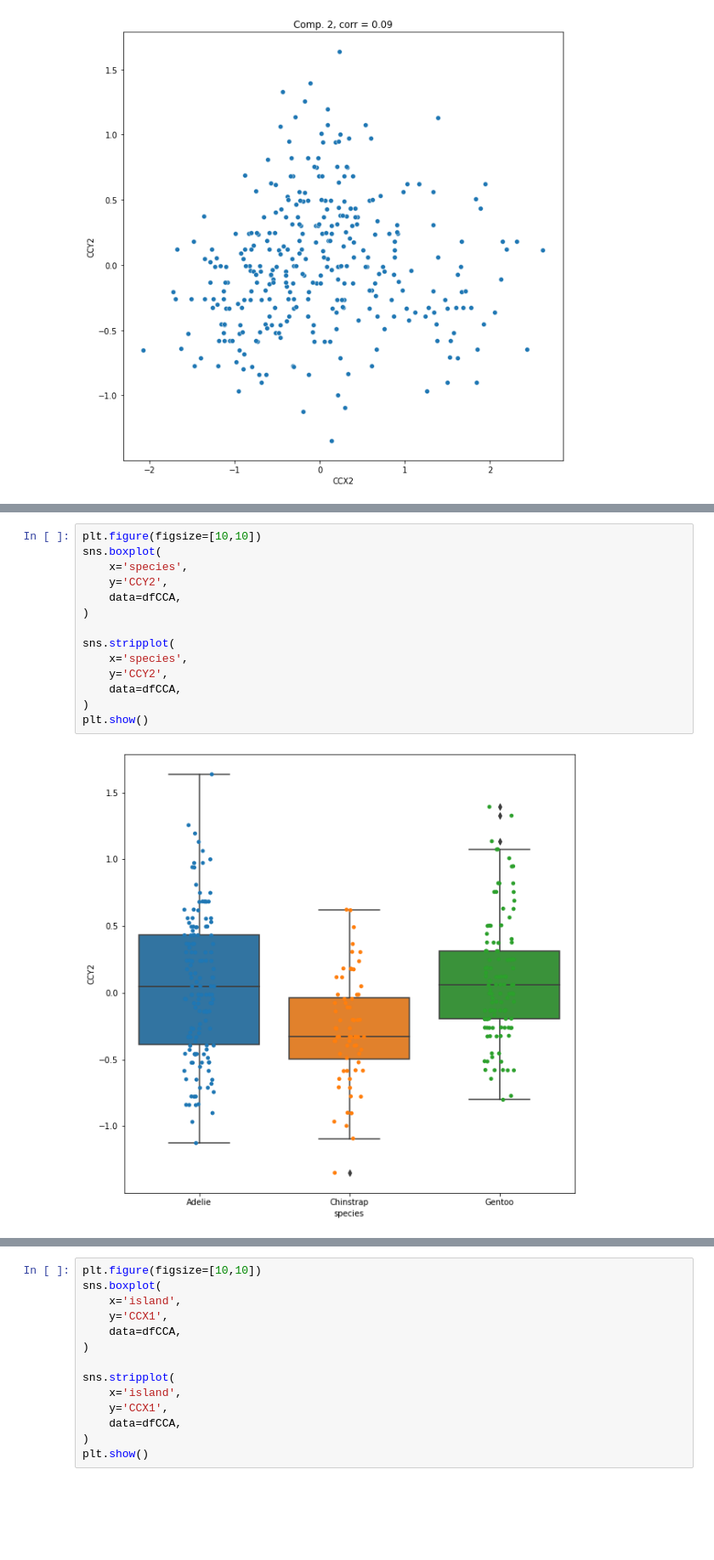
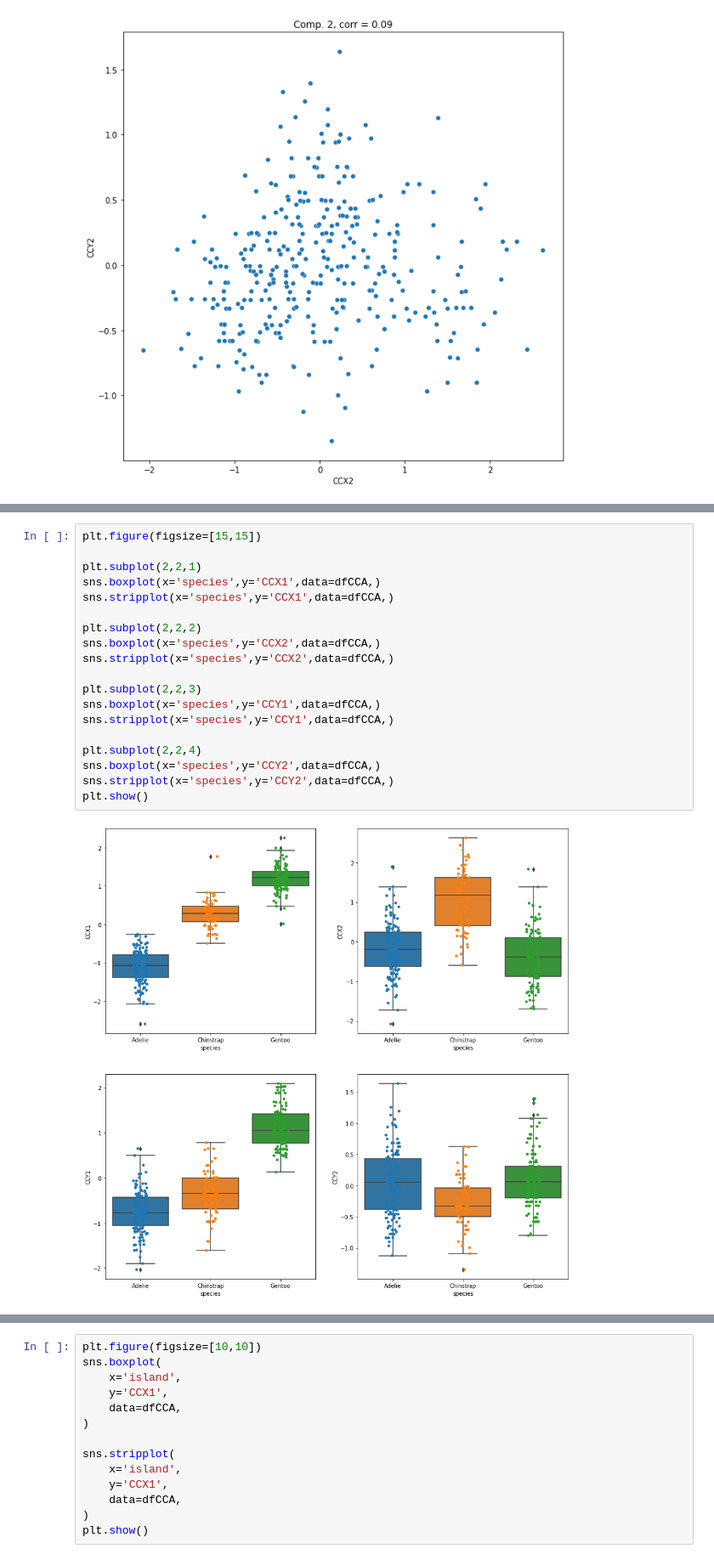
Before and after one commit to solothinker/CCA, a Jupyter notebook: CCA_example2.ipynb, the cells around one changed output, grey strips where cells are left out. Shown: that part at 85% size. Cells and saved outputs as stored; diff of their text form; blank space fills up the shorter version.

```diff
--- a/CCA_example2.ipynb
+++ b/CCA_example2.ipynb
@@ -232,18 +173,23 @@ plt.show()
-# %%
-plt.figure(figsize=[10,10])
-sns.boxplot(
-    x='species',
-    y='CCY2',
-    data=dfCCA,
-)
-
-sns.stripplot(
-    x='species',
-    y='CCY2',
-    data=dfCCA,
-)
-plt.show()
-# %% [output]
-[figure, removed]
+# %%
+plt.figure(figsize=[15,15])
+
+plt.subplot(2,2,1)
+sns.boxplot(x='species',y='CCX1',data=dfCCA,)
+sns.stripplot(x='species',y='CCX1',data=dfCCA,)
+
+plt.subplot(2,2,2)
+sns.boxplot(x='species',y='CCX2',data=dfCCA,)
+sns.stripplot(x='species',y='CCX2',data=dfCCA,)
+
+plt.subplot(2,2,3)
+sns.boxplot(x='species',y='CCY1',data=dfCCA,)
+sns.stripplot(x='species',y='CCY1',data=dfCCA,)
+
+plt.subplot(2,2,4)
+sns.boxplot(x='species',y='CCY2',data=dfCCA,)
+sns.stripplot(x='species',y='CCY2',data=dfCCA,)
+plt.show()
+# %% [output]
+[figure, added]
 # %%
 plt.figure(figsize=(10,8))
```
Also changed, not shown: parts of 11 cells of this notebook.
